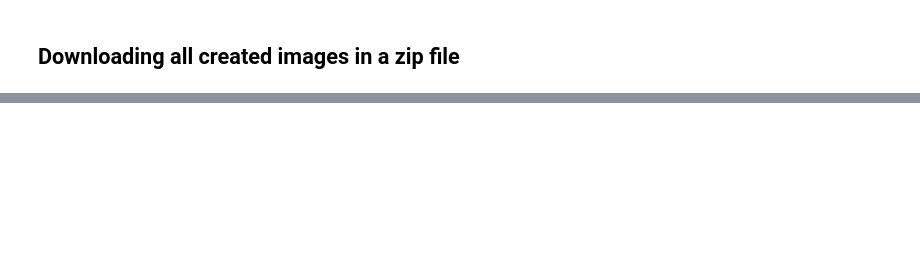
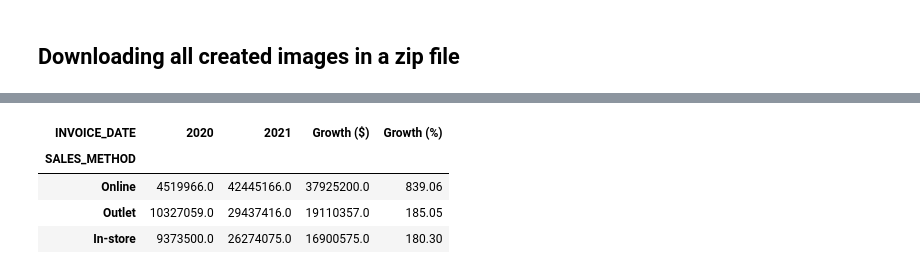
Before and after one commit to Cory-Suhr/rush-sales-analysis-final-project, a Jupyter notebook: rush_sales_analysis.ipynb, the cells around one changed output, grey strips where cells are left out. Drawn from its saved outputs; the diff is of its cells as text; code cells hidden in the pictures; blank space fills up the shorter version.

```diff
--- a/rush_sales_analysis.ipynb
+++ b/rush_sales_analysis.ipynb
@@ -529,0 +1027,17 @@ files.download('Rush_Sales_Charts.zip')
+# %%
+# Dollar growth
+sales_method_yoy['Growth ($)'] = sales_method_yoy[2021] - sales_method_yoy[2020]
+
+# Percent growth
+sales_method_yoy['Growth (%)'] = (
+    (sales_method_yoy[2021] - sales_method_yoy[2020])
+    / sales_method_yoy[2020] * 100
+).round(2)
+
+sales_method_yoy.sort_values('Growth ($)', ascending=False)
+# %% [output]
+| INVOICE_DATE | 2020 | 2021 | Growth ($) | Growth (%) |
+| SALES_METHOD |  |  |  |  |
+| Online | 4519966.0 | 42445166.0 | 37925200.0 | 839.06 |
+| Outlet | 10327059.0 | 29437416.0 | 19110357.0 | 185.05 |
+| In-store | 9373500.0 | 26274075.0 | 16900575.0 | 180.30 |
```
Also changed, not shown: parts of 69 cells of this notebook.
